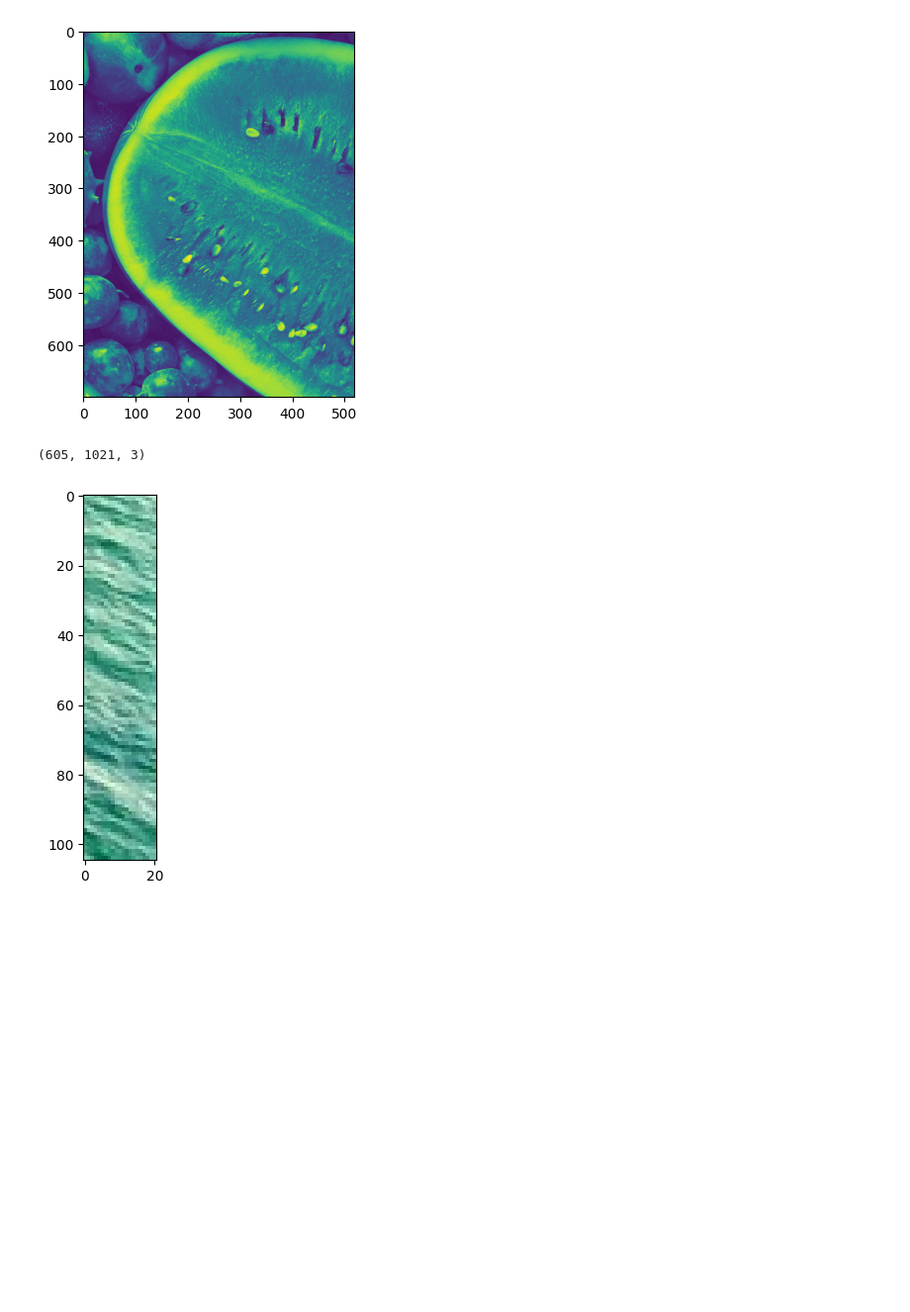
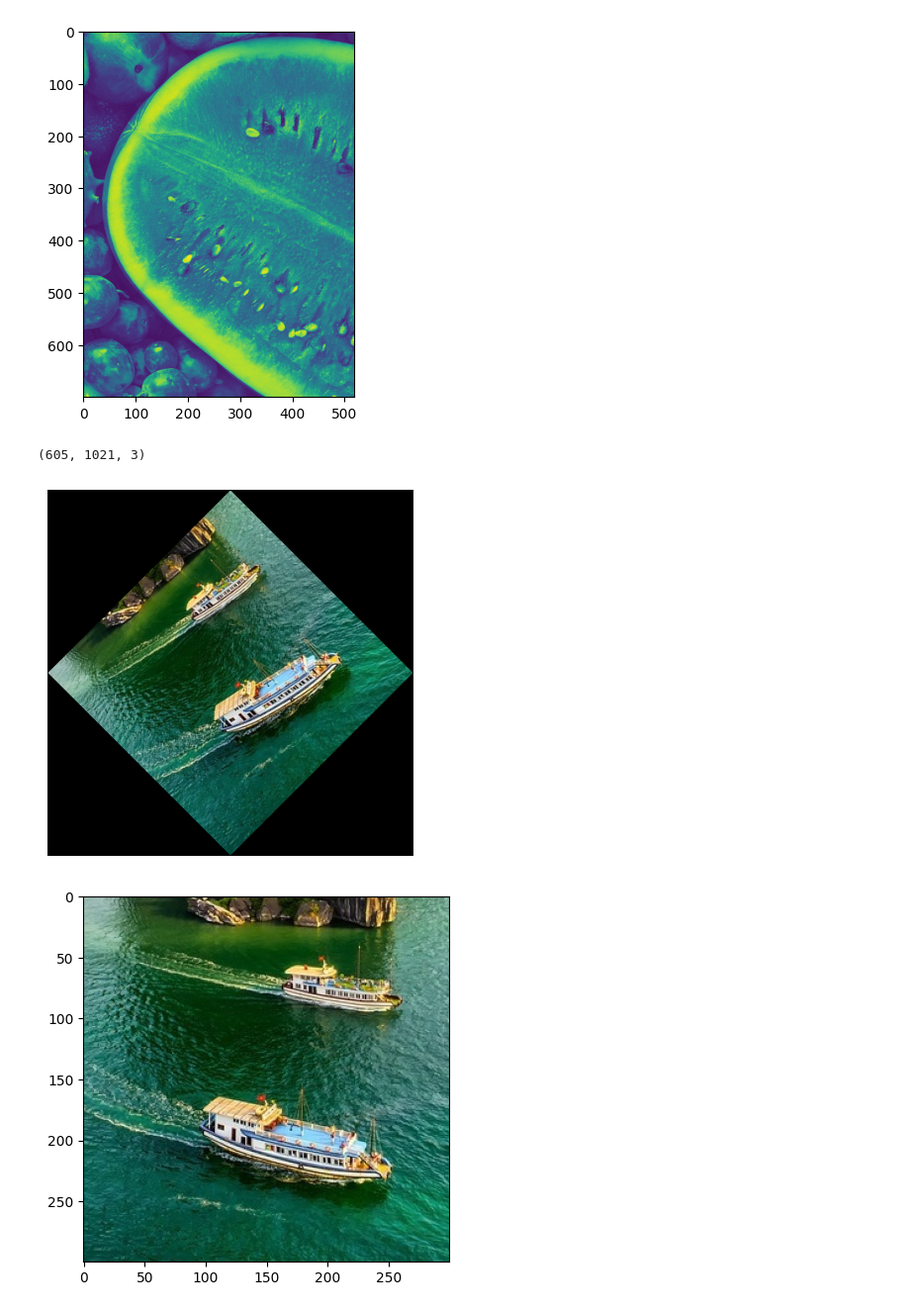
Before and after one commit to anhba21/nguyen-ba-anh, a Jupyter notebook: btaplab3.ipynb, the cells around one changed output. Shown at 99% size. Drawn from its saved outputs; the diff is of its cells as text; code cells hidden in the pictures; blank space fills up the shorter version.

```diff
--- a/btaplab3.ipynb
+++ b/btaplab3.ipynb
@@ -89,30 +89,39 @@ plt.show()
 # %%
 import numpy as np
 import imageio.v2 as iio
 import matplotlib.pylab as plt
 import scipy.ndimage as nd
 
 
 # Đọc ảnh từ file sử dụng biến image_path đã có sẵn
 data = iio.imread('quang_ninh.jpg')
 
 
 # Cắt ảnh: từ dòng 100 đến 500, cột 100 đến 500 (đảm bảo nằm trong kích thước ảnh)
-bmg = data[500:800, 1000:2000]
+bmg = data[300:600, 400:700]
 
 
-
-# In ra kích thước ảnh gốc
 print(data.shape)
 
 # Chuyển đổi ảnh sang kiểu uint8 trước khi lưu
 bmg_uint8 = np.clip(bmg, 0, 255).astype(np.uint8)
 iio.imwrite('thuyen.jpg', bmg_uint8)
+rotated = nd.rotate(bmg, 45)
+
+# Chuyển đổi ảnh sang kiểu uint8 trước khi lưu
+rotated_uint8 = np.clip(rotated, 0, 255).astype(np.uint8)
+iio.imwrite('thuyen_xoay_40.jpg', rotated_uint8)
+
+# Hiển thị ảnh đã xoay
+plt.imshow(rotated)
+plt.axis('off')
+plt.show()
 
 # Hiển thị ảnh đã cắt
 plt.imshow(bmg)
 
 plt.show()
 # %% [output]
 (605, 1021, 3)
-[figure, old version]
+[figure, new version]
+[figure, added]
```
Also changed, not shown: parts of 1 cell of this notebook, 1 other file.
